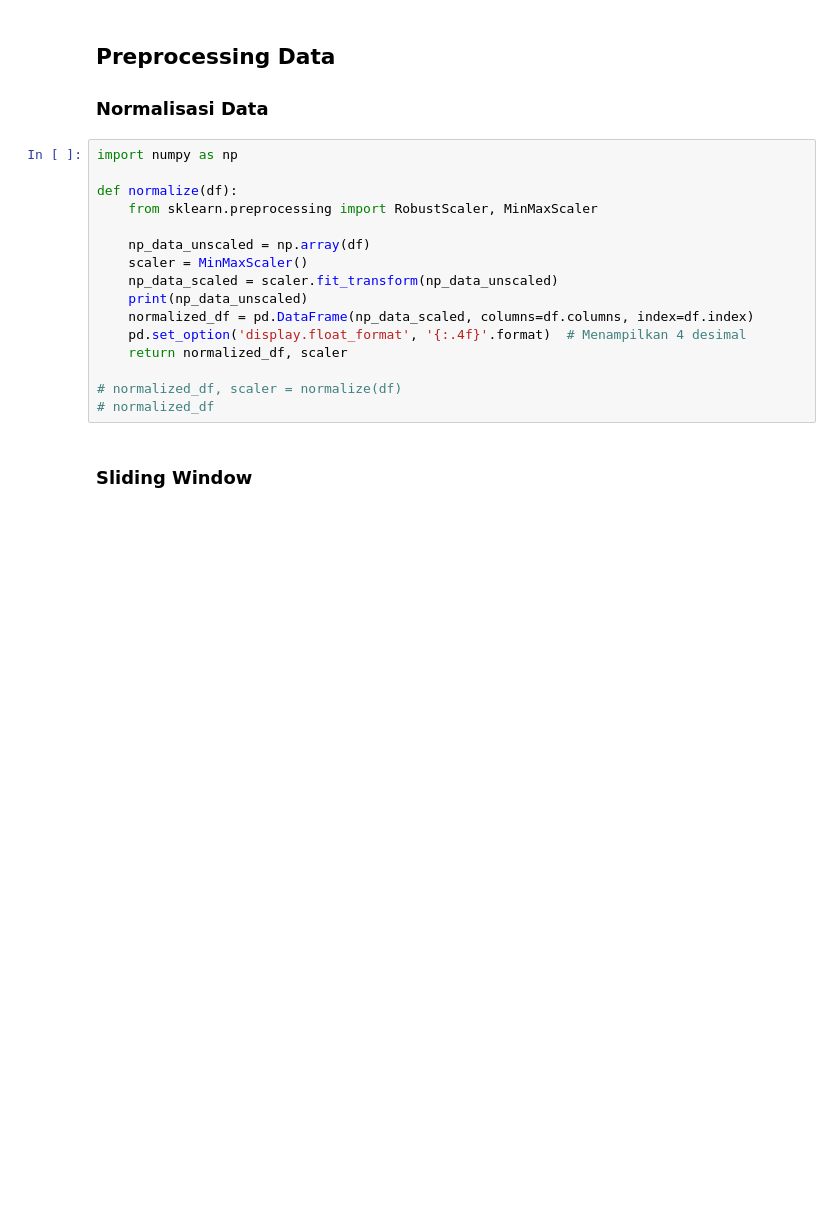
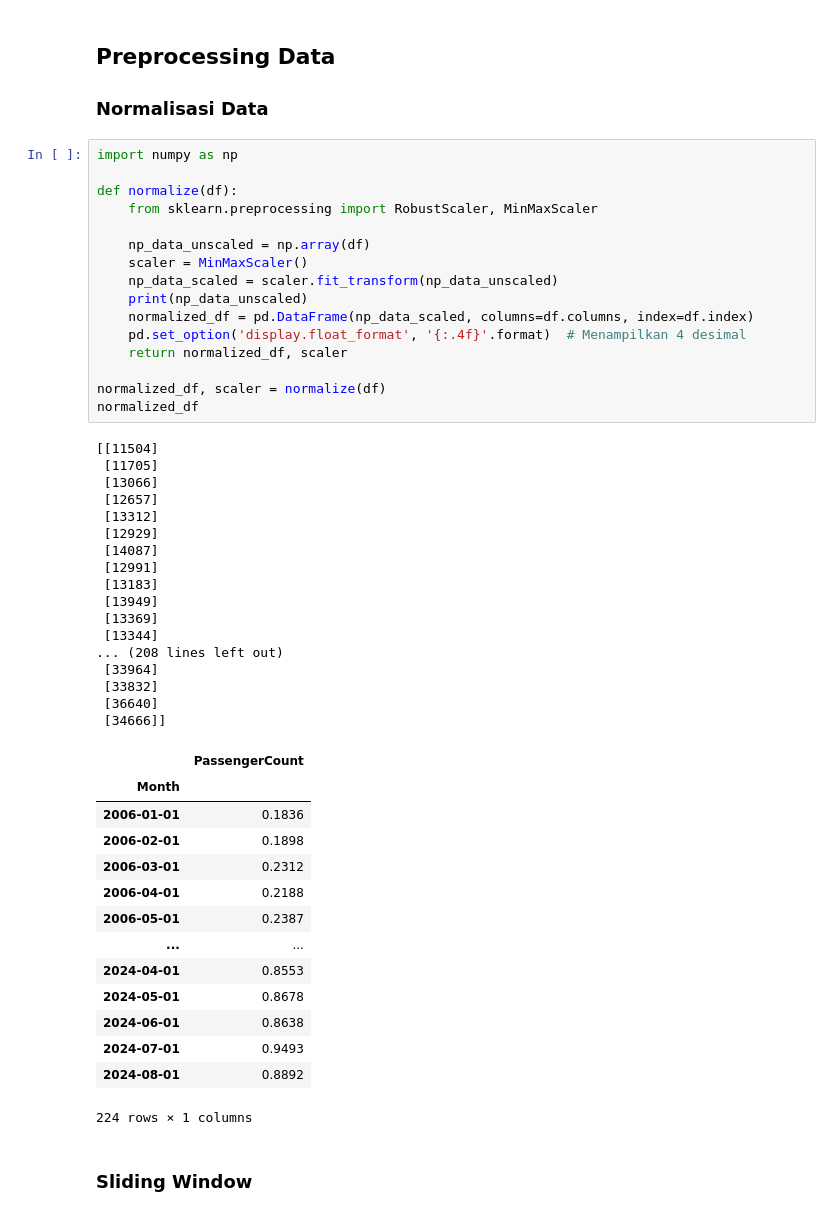
Before and after one commit to IkbarIbrahim/datascience, a Jupyter notebook: _sources/prediksi_jumlah_penumpang.ipynb, the cells around one changed output. Saved outputs shown, nothing was run; the diff lists cells and outputs as text; blank space fills up the shorter version.

```diff
--- a/_sources/prediksi_jumlah_penumpang.ipynb
+++ b/_sources/prediksi_jumlah_penumpang.ipynb
@@ -92,19 +96,51 @@ plt.show()
 # %%
 import numpy as np
 
 def normalize(df):
     from sklearn.preprocessing import RobustScaler, MinMaxScaler
 
     np_data_unscaled = np.array(df)
     scaler = MinMaxScaler()
     np_data_scaled = scaler.fit_transform(np_data_unscaled)
     print(np_data_unscaled)
     normalized_df = pd.DataFrame(np_data_scaled, columns=df.columns, index=df.index)
     pd.set_option('display.float_format', '{:.4f}'.format)  # Menampilkan 4 desimal
     return normalized_df, scaler
 
-# normalized_df, scaler = normalize(df)
-# normalized_df
+normalized_df, scaler = normalize(df)
+normalized_df
+# %% [output]
+[[11504]
+ [11705]
+ [13066]
+ [12657]
+ [13312]
+ [12929]
+ [14087]
+ [12991]
+ [13183]
+ [13949]
+ [13369]
+ [13344]
+... (208 lines left out)
+ [33964]
+ [33832]
+ [36640]
+ [34666]]
+|  | PassengerCount |
+| Month |  |
+| 2006-01-01 | 0.1836 |
+| 2006-02-01 | 0.1898 |
+| 2006-03-01 | 0.2312 |
+| 2006-04-01 | 0.2188 |
+| 2006-05-01 | 0.2387 |
+| ... | ... |
+| 2024-04-01 | 0.8553 |
+| 2024-05-01 | 0.8678 |
+| 2024-06-01 | 0.8638 |
+| 2024-07-01 | 0.9493 |
+| 2024-08-01 | 0.8892 |
+224 rows × 1 columns
 # %% [markdown]
 ### Sliding Window
 # %%
```
Also changed, not shown: parts of 14 cells of this notebook, 6 other files.
